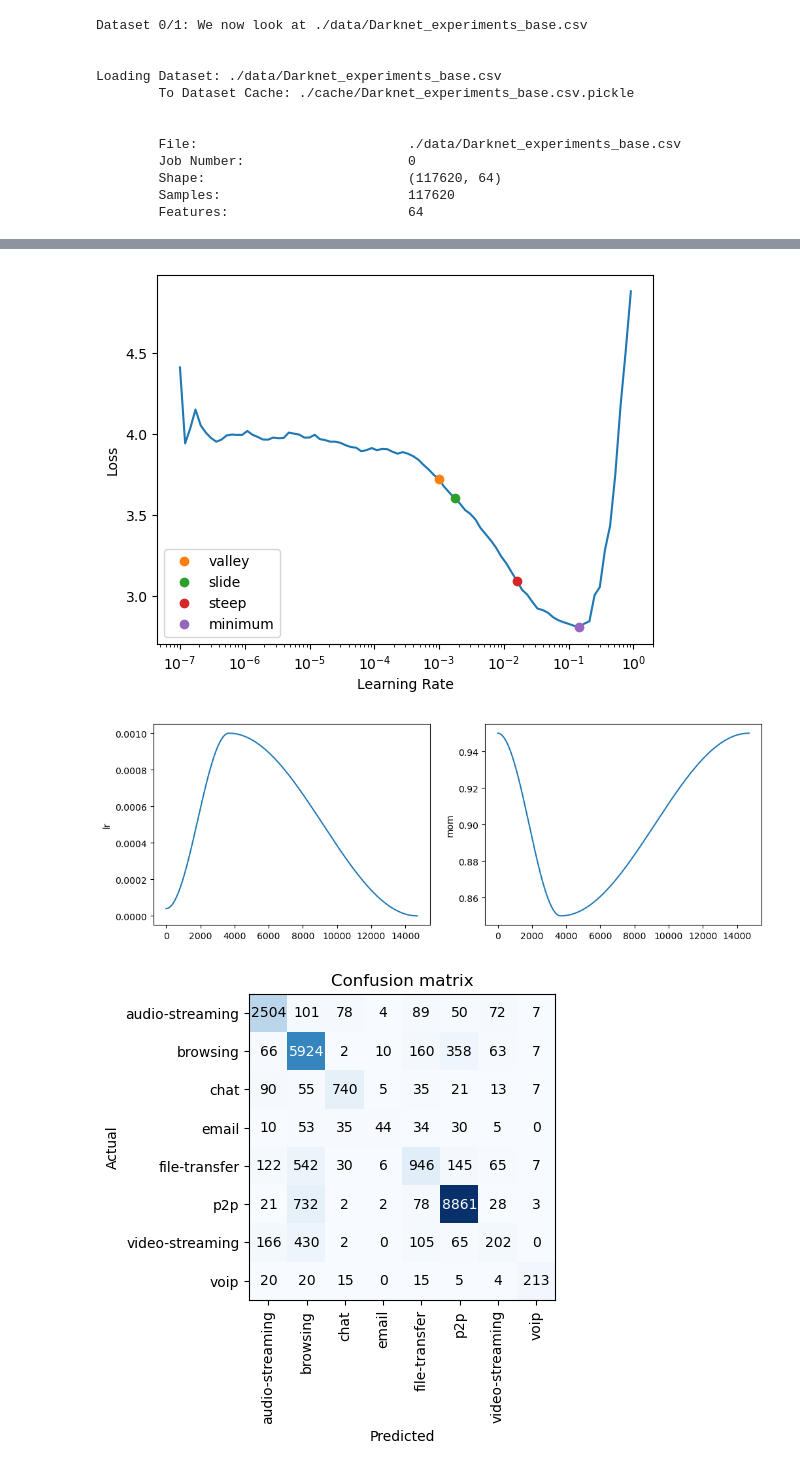
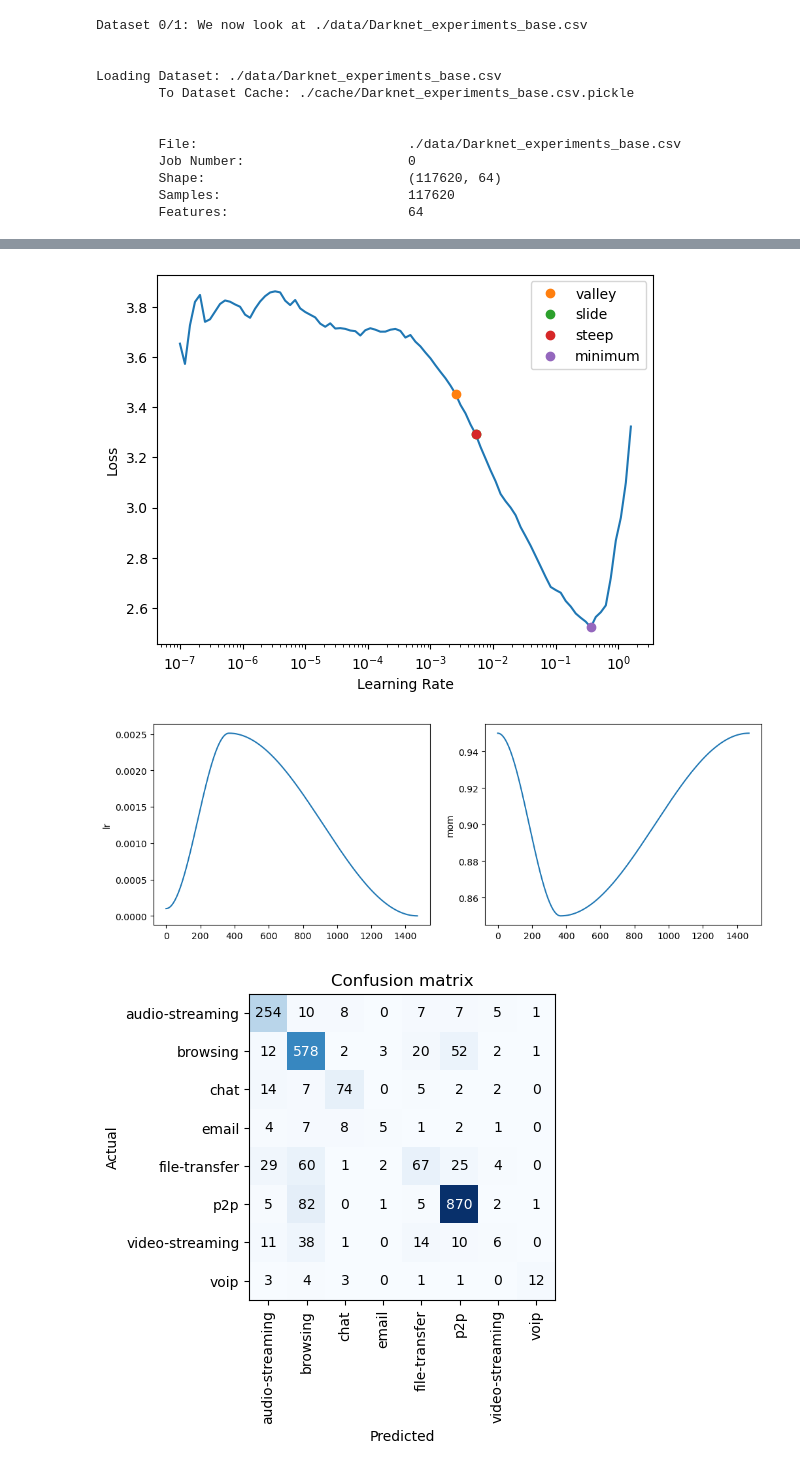
Before and after one commit to Colorado-Mesa-University-Cybersecurity/Quick_ML, a Jupyter notebook: example1.ipynb, the cells around one changed output, grey strips where cells are left out. Saved outputs shown, nothing was run; the diff lists cells and outputs as text; code cells hidden in the pictures.

```diff
--- a/example1.ipynb
+++ b/example1.ipynb
@@ -82,0 +87,4 @@ dataset_1['Dataset'].head()
+# %%
+# we are going to select a random subset of our data
+
+df = dataset_1['Dataset'].sample(frac=0.1, random_state=42)
@@ -107,3 +129,3 @@ loss: 0.5277036428451538, accuracy:  79.77%
 # %%
-results_res = run_residual_deep_nn_experiment(dataset_1['Dataset'].drop(['Traffic Type'], axis=1), dataset_1['File'], 'Application Type', (100 for _ in range(20)))
+results_res = run_residual_deep_nn_experiment(df.drop(['Traffic Type'], axis=1), dataset_1['File'], 'Application Type', (50 for _ in range(10)))
 # %% [output]
@@ -131,4 +153,4 @@ loss: 0.5080823302268982, accuracy:  82.61%
-[figure, old version]
+[figure, new version]
 [figure]
-[figure, old version]
+[figure, new version]
 # %%
```
Also changed, not shown: parts of 36 cells of this notebook, 3 other files.
